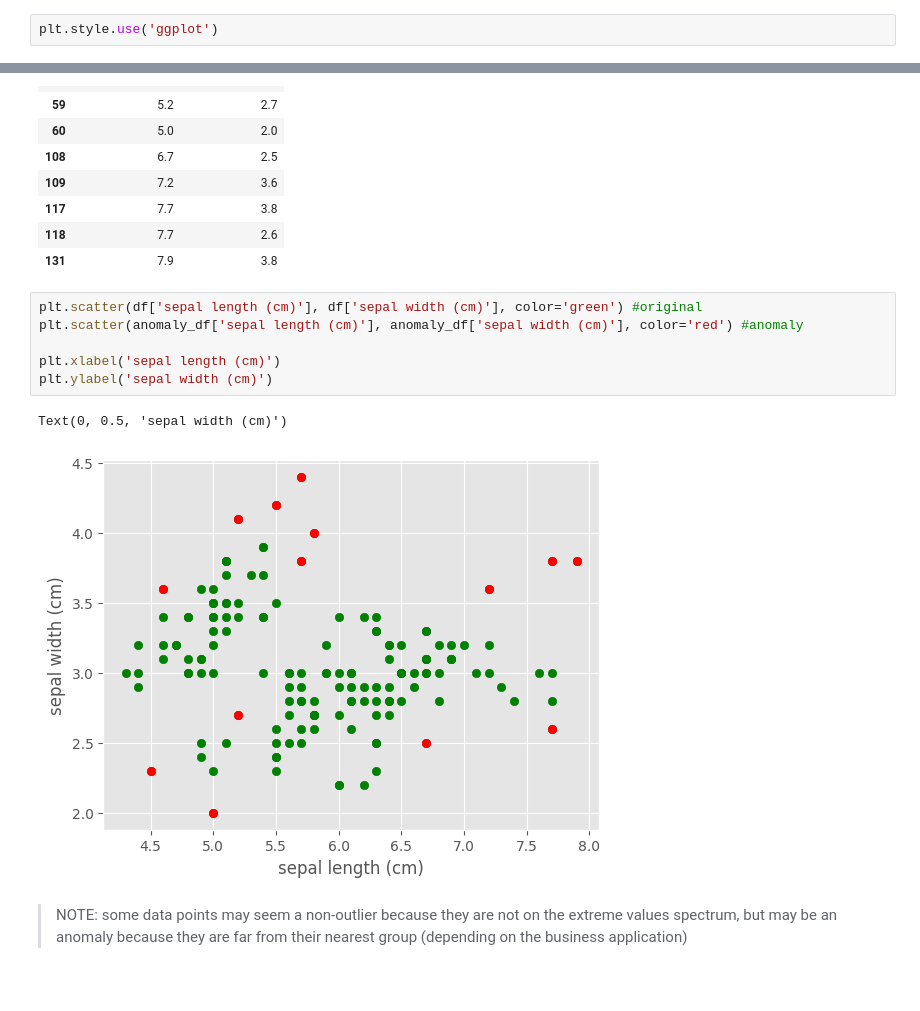
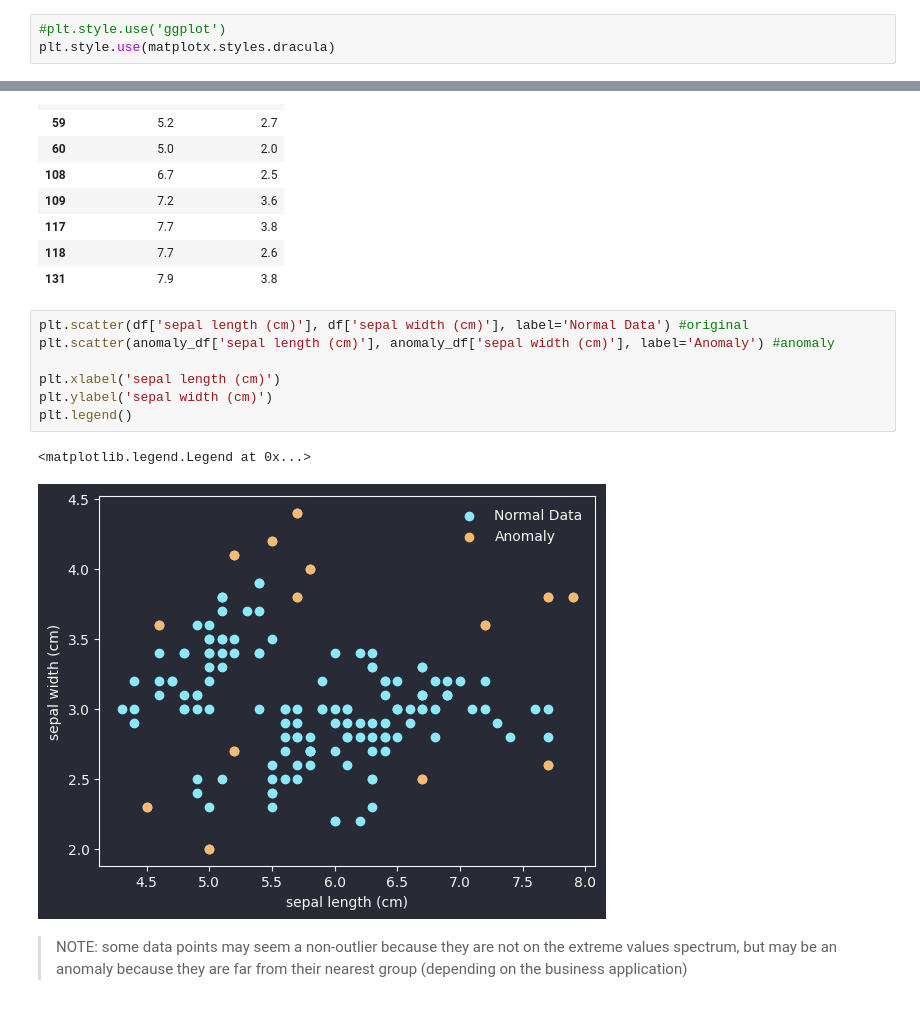
Before and after one commit to BasselD/ai-ml-training, a Jupyter notebook: 04_machine_learning/unsupervised_learning/unsupervised_outlier_detection.ipynb, the cells around one changed output, grey strips where cells are left out. Drawn from its saved outputs; the diff is of its cells as text.

```diff
--- a/04_machine_learning/unsupervised_learning/unsupervised_outlier_detection.ipynb
+++ b/04_machine_learning/unsupervised_learning/unsupervised_outlier_detection.ipynb
@@ -36,8 +38,9 @@ import seaborn as sns
 
 from sklearn.datasets import load_iris
 from sklearn.neighbors import NearestNeighbors
-# %%
-plt.style.use('ggplot')
+# %%
+#plt.style.use('ggplot')
+plt.style.use(matplotx.styles.dracula)
 # %%
 iris_data = load_iris()
 
@@ -160,14 +164,15 @@ anomaly_df
 | 118 | 7.7 | 2.6 |
 | 131 | 7.9 | 3.8 |
 # %%
-plt.scatter(df['sepal length (cm)'], df['sepal width (cm)'], color='green') #original
-plt.scatter(anomaly_df['sepal length (cm)'], anomaly_df['sepal width (cm)'], color='red') #anomaly
+plt.scatter(df['sepal length (cm)'], df['sepal width (cm)'], label='Normal Data') #original
+plt.scatter(anomaly_df['sepal length (cm)'], anomaly_df['sepal width (cm)'], label='Anomaly') #anomaly
 
 plt.xlabel('sepal length (cm)')
 plt.ylabel('sepal width (cm)')
+plt.legend()
 # %% [output]
-Text(0, 0.5, 'sepal width (cm)')
+<matplotlib.legend.Legend at 0x...>
-[figure, old version]
+[figure, new version]
 # %% [markdown]
 > NOTE: some data points may seem a non-outlier because they are not on the extreme values spectrum, but may be an anomaly because they are far from their nearest group (depending on the business application)
 # %% [markdown]
```
Also changed, not shown: parts of 13 cells of this notebook.
